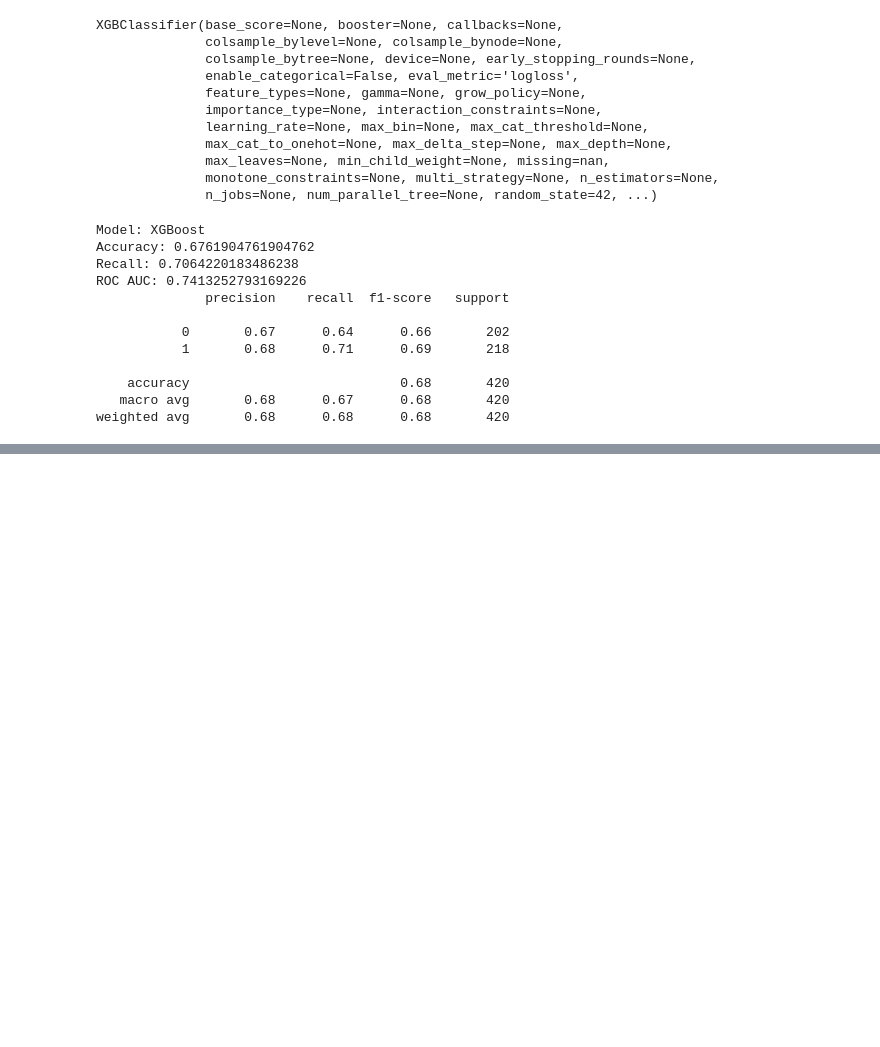
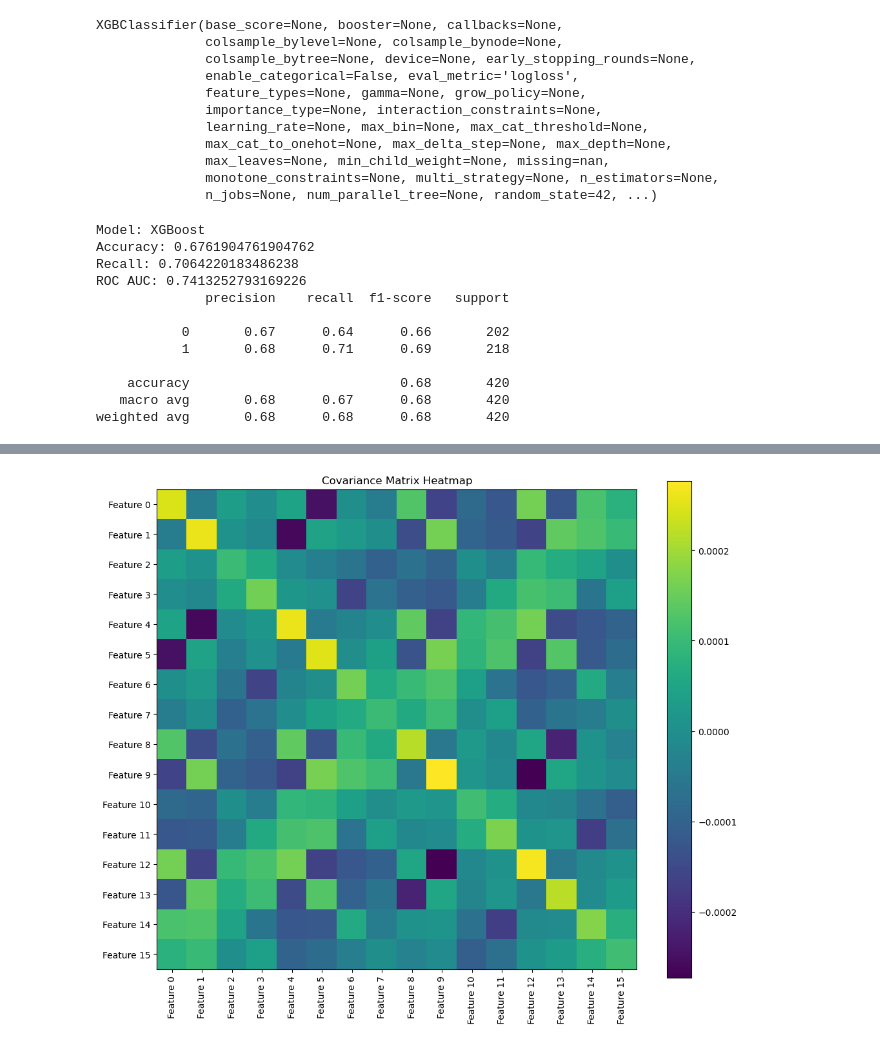
Before and after one commit to Janakarpatel/Quantum-Reservoir-Computing-for-Credit-Risk-Modelling, a Jupyter notebook: qrc_credit_risk_modelling.ipynb, the cells around one changed output, grey strips where cells are left out. Cells and saved outputs as stored; diff of their text form; code cells hidden in the pictures; blank space fills up the shorter version.

```diff
--- a/qrc_credit_risk_modelling.ipynb
+++ b/qrc_credit_risk_modelling.ipynb
@@ -244,3 +260,15 @@ fig = go.Figure(data=go.Heatmap(
 fig.update_layout(title='Covariance Matrix Heatmap', xaxis_nticks=36)
 
 fig.show()
+# %%
+'''Covariance matrix'''
+
+plt.figure(figsize=(12, 10))
+plt.imshow(cov_matrix, cmap='viridis', interpolation='none')
+plt.colorbar()
+plt.title('Covariance Matrix Heatmap')
+plt.xticks(ticks=np.arange(cov_matrix.shape[1]), labels=[f'Feature {i}' for i in range(cov_matrix.shape[1])], rotation=90)
+plt.yticks(ticks=np.arange(cov_matrix.shape[0]), labels=[f'Feature {i}' for i in range(cov_matrix.shape[0])])
+plt.show()
+# %% [output]
+[figure, added]
```
Also changed, not shown: parts of 1 cell of this notebook.
